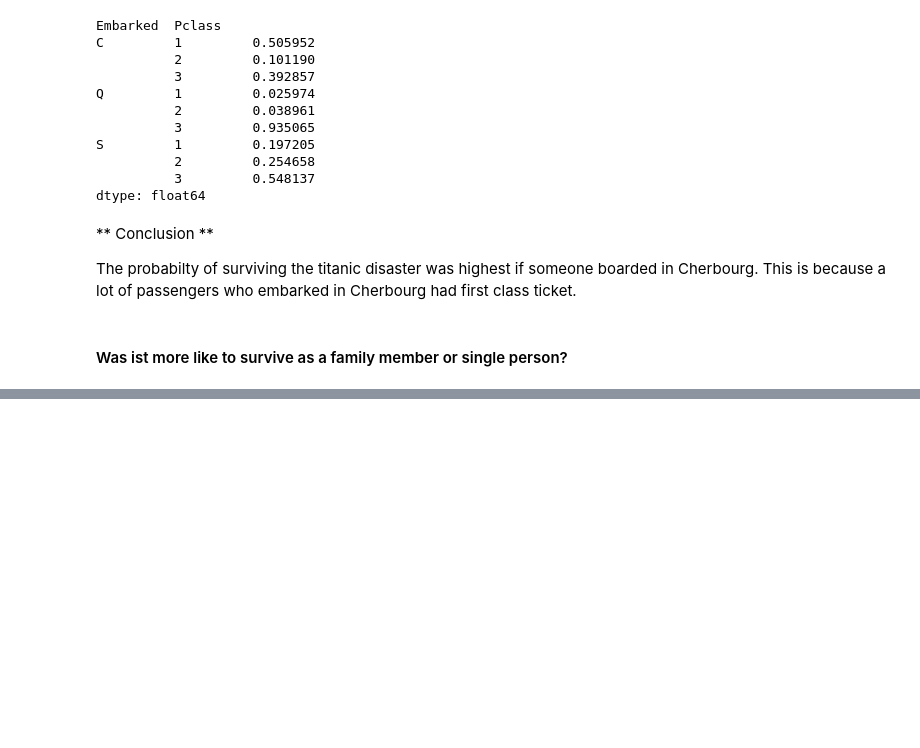
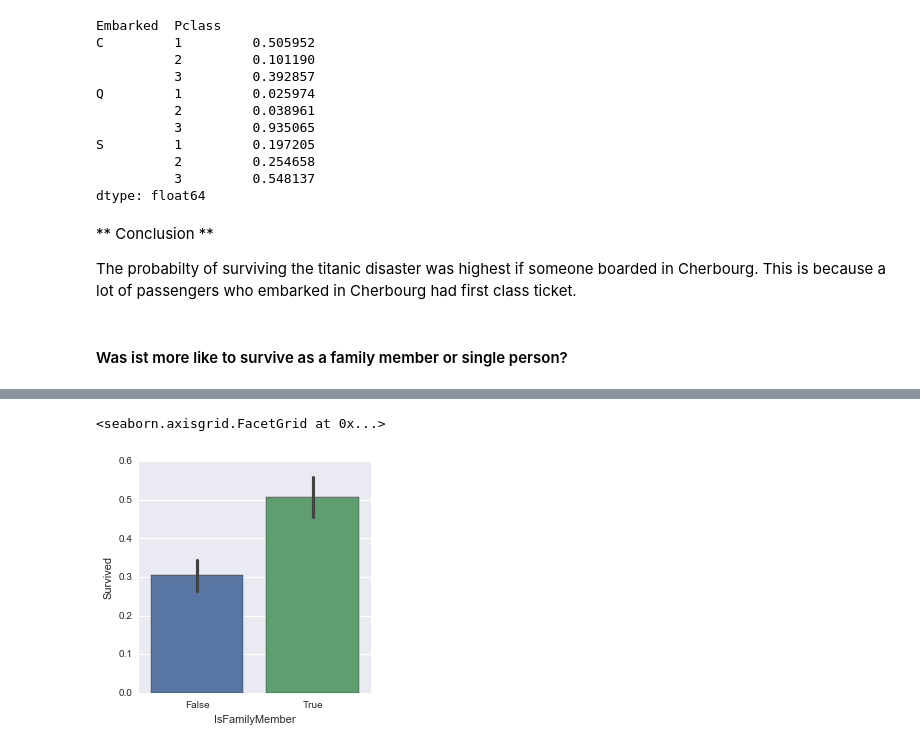
Before and after one commit to jenslaufer/data-analyst-nanodegree, a Jupyter notebook: p2/Assignment/Titanic Data.ipynb, the cells around one changed output, grey strips where cells are left out. Saved outputs shown, nothing was run; the diff lists cells and outputs as text; code cells hidden in the pictures; blank space fills up the shorter version.

Commit message:
added family survival probability

```diff
--- a/p2/Assignment/Titanic Data.ipynb
+++ b/p2/Assignment/Titanic Data.ipynb
@@ -173,3 +173,10 @@ The probabilty of surviving the titanic disaster was highest if someone boarded
 This is because a lot of passengers who embarked in Cherbourg had first class ticket.
 # %% [markdown]
 #### Was ist more like to survive as a family member or single person? ####
+# %%
+# Definition: A passenger is a family member if either SibSp or Parch is > 0
+def is_family_member(row):
+    return (row['Parch'] > 0 or row['SibSp'] > 0)
+
+# We add a new column to the dataset
+titanic_df['IsFamilyMember'] = titanic_df.apply(is_family_member, axis=1)
@@ -175,0 +201,5 @@ This is because a lot of passengers who embarked in Cherbourg had first class ti
+# %%
+sns.factorplot(x = 'IsFamilyMember', y ='Survived', data = titanic_df, kind = 'bar')
+# %% [output]
+<seaborn.axisgrid.FacetGrid at 0x...>
+[figure, added]
```
Also changed, not shown: parts of 2 cells of this notebook.
